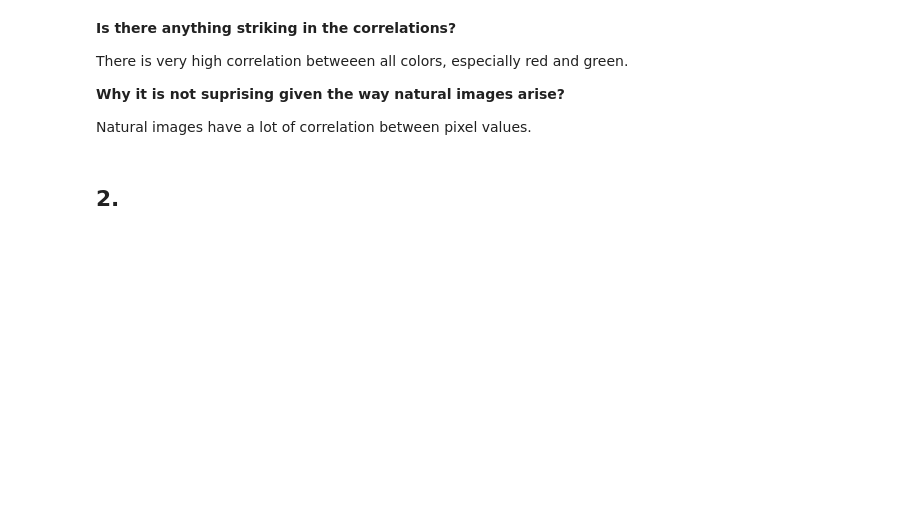
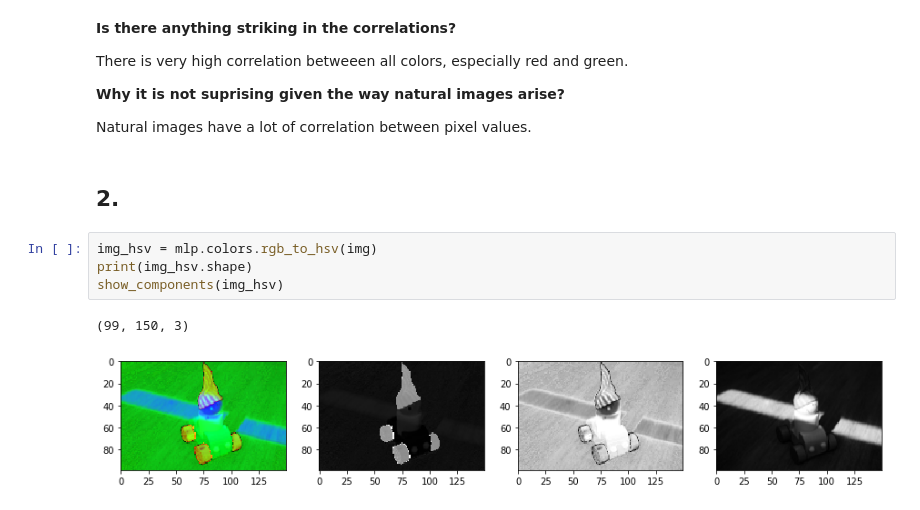
Before and after one commit to DorotheaMueller/mhbf, a Jupyter notebook: ex_4_budding_mueller.ipynb, the cells around one changed output. Cells and saved outputs as stored; diff of their text form; blank space fills up the shorter version.

```diff
--- a/ex_4_budding_mueller.ipynb
+++ b/ex_4_budding_mueller.ipynb
@@ -45,3 +50,10 @@ There is very high correlation betweeen all colors, especially red and green.
 Natural images have a lot of correlation between pixel values.
 # %% [markdown]
 ## 2.
+# %%
+img_hsv = mlp.colors.rgb_to_hsv(img)
+print(img_hsv.shape)
+show_components(img_hsv)
+# %% [output]
+(99, 150, 3)
+[figure, added]
```
Also changed, not shown: parts of 15 cells of this notebook.
